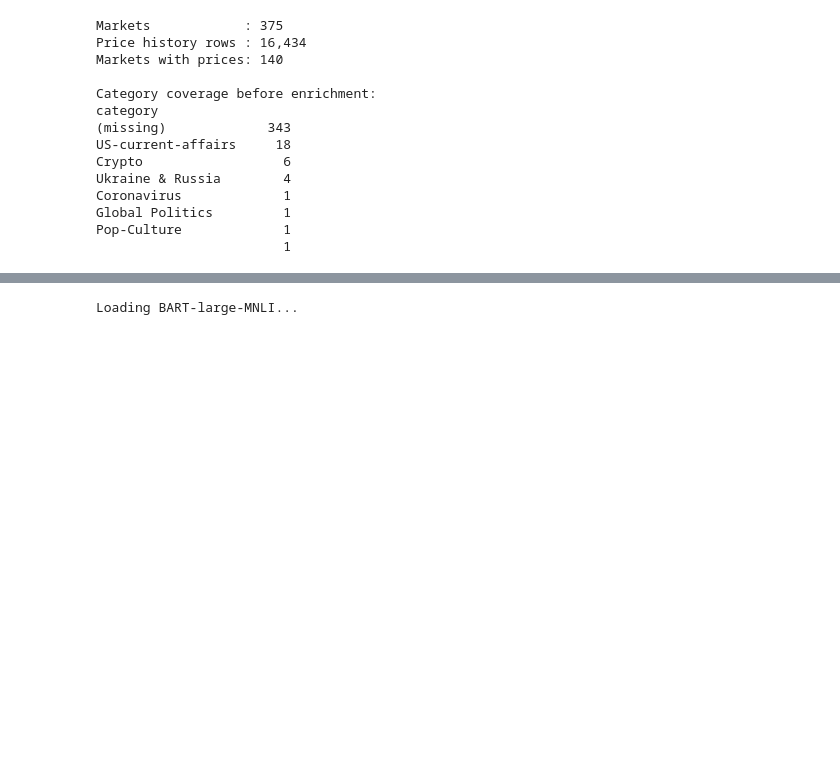
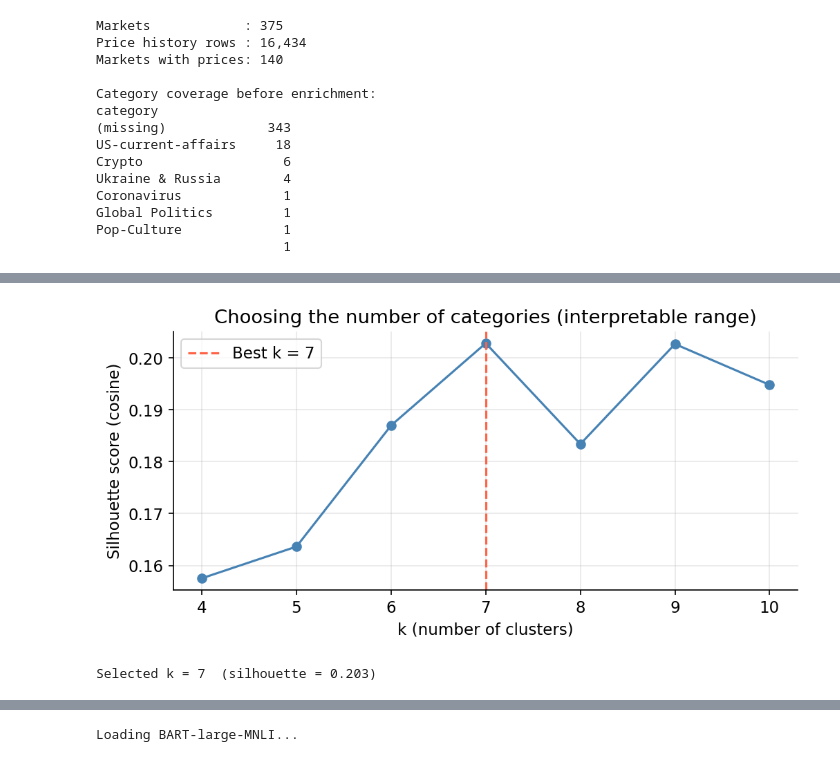
Before and after one commit to abetatos/TrAIding, a Jupyter notebook: projects/01_polymarket_calibration/notebooks/01_calibration.ipynb, the cells around one changed output, grey strips where cells are left out. Saved outputs shown, nothing was run; the diff lists cells and outputs as text; code cells hidden in the pictures; blank space fills up the shorter version.

```diff
--- a/projects/01_polymarket_calibration/notebooks/01_calibration.ipynb
+++ b/projects/01_polymarket_calibration/notebooks/01_calibration.ipynb
@@ -74,0 +130,14 @@ Pop-Culture             1
+# %%
+from sentence_transformers import SentenceTransformer
+
+# Encode every question into a 384-dim semantic embedding (~all-MiniLM-L6-v2, small & CPU-friendly)
+embedder = SentenceTransformer("all-MiniLM-L6-v2", device="cpu")
+
+questions = markets["question"].fillna("").tolist()
+embeddings = embedder.encode(
+    questions,
+    batch_size=64,
+    show_progress_bar=True,
+    normalize_embeddings=True,   # cosine geometry -> Euclidean KMeans behaves well
+)
+print(f"Embeddings: {embeddings.shape}")
@@ -74,0 +147,30 @@ Pop-Culture             1
+# %%
+from sklearn.cluster import KMeans
+from sklearn.metrics import silhouette_score
+
+# NOTE: silhouette keeps rising with k for short-text embeddings (tiny clusters are very compact),
+# so its global argmax (~44 here) is NOT the right "number of human categories" -- it just makes
+# micro-clusters. We restrict the search to an interpretable range and take the best k there.
+k_range = range(4, 11)
+sil_scores = []
+for k in k_range:
+    km = KMeans(n_clusters=k, n_init=10, random_state=42)
+    labels = km.fit_predict(embeddings)
+    sil_scores.append(silhouette_score(embeddings, labels, metric="cosine"))
+
+best_k = list(k_range)[int(np.argmax(sil_scores))]
+
+fig, ax = plt.subplots(figsize=(7, 3.5))
+ax.plot(list(k_range), sil_scores, "-o", color="steelblue")
+ax.axvline(best_k, color="tomato", linestyle="--", label=f"Best k = {best_k}")
+ax.set_xlabel("k (number of clusters)")
+ax.set_ylabel("Silhouette score (cosine)")
+ax.set_title("Choosing the number of categories (interpretable range)")
+ax.legend()
+fig.tight_layout()
+plt.show()
+
+print(f"Selected k = {best_k}  (silhouette = {max(sil_scores):.3f})")
+# %% [output]
+[figure, added]
+Selected k = 7  (silhouette = 0.203)
```
Also changed, not shown: parts of 8 cells of this notebook, 2 other files.
